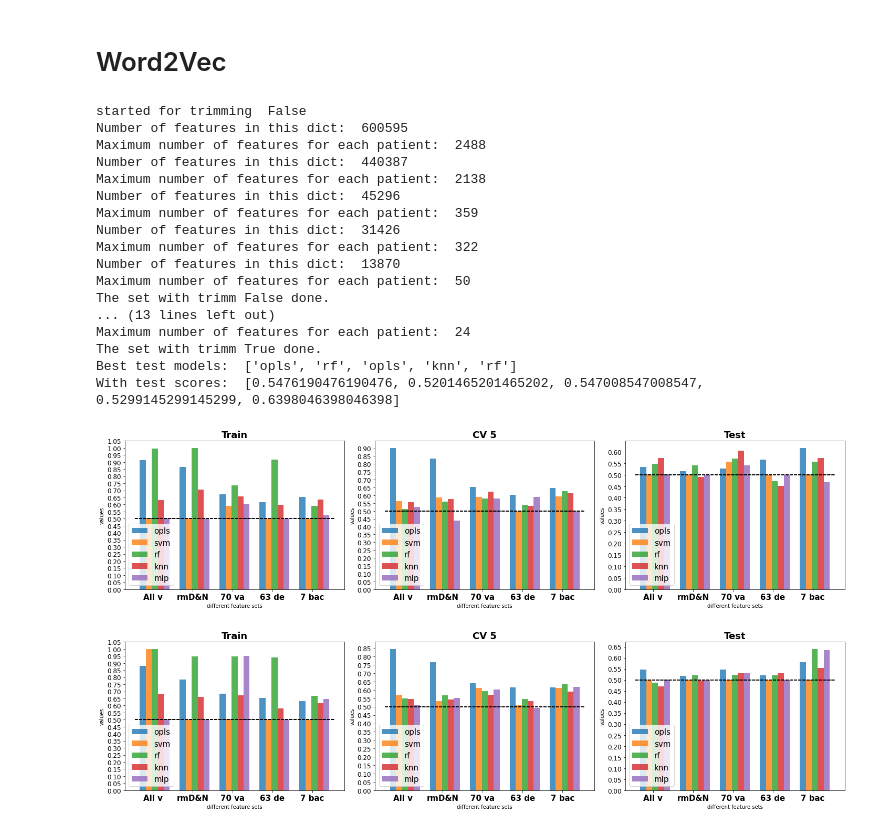
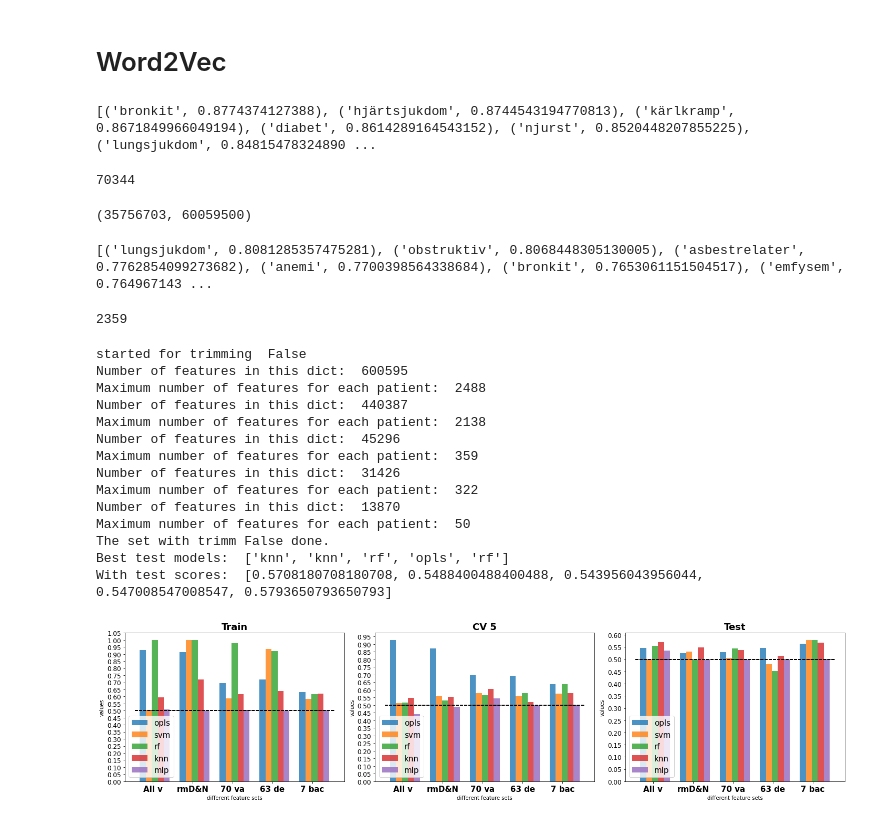
Before and after one commit to Ahmadsad/LungCancer, a Jupyter notebook: run_results_nlp.ipynb, the cells around one changed output. Saved outputs shown, nothing was run; the diff lists cells and outputs as text; code cells hidden in the pictures.

```diff
--- a/run_results_nlp.ipynb
+++ b/run_results_nlp.ipynb
@@ -41,14 +41,14 @@ labels = hlp.load_list_from_json_file()
 """
 read the data
 """
-# dict_path = "C:/Users/a7mad/Desktop/MEX/PekLung/dict_nodates"
+dict_path = "C:/Users/a7mad/Desktop/MEX/PekLung/dict_nodates"
 # dict_path = "C:/Users/a7mad/Desktop/MEX/PekLung/dict"
-# dict_path = "C:/Users/a7mad/Desktop/MEX/PekLung/dict_removed_nos_nodates"
+dict_path = "C:/Users/a7mad/Desktop/MEX/PekLung/dict_removed_nos_nodates"
 
 # dict_path = "C:/Users/a7mad/Desktop/MEX/PekLung/dict_removed_dates_nos_coverted_age"
 # dict_all = hlp.load_dict_from_json_file(dict_path)
 
-dict_path = "C:/Users/a7mad/Desktop/MEX/PekLung/dict_removed_dates_nos_missing_None_Null_coverted_age_trimmed2"
+# dict_path = "C:/Users/a7mad/Desktop/MEX/PekLung/dict_removed_dates_nos_missing_None_Null_coverted_age_trimmed2"
 dict_all = hlp.load_dict_from_json_file(dict_path)
 
 dict_path = "C:/Users/a7mad/Desktop/MEX/PekLung/dict_70V_removed_dates_missing_nos_coverted_age"
@@ -384,6 +416,7 @@ With test scores:  [0.6068376068376068, 0.6312576312576312, 0.5366300366300367,
 # %% [markdown]
 # Word2Vec
 # %%
+import multiprocessing
 """
 read the data
 """
@@ -400,12 +433,42 @@ dict_63d = hlp.load_dict_from_json_file(dict_path)
 dict_path = "C:/Users/a7mad/Desktop/MEX/PekLung/dict_7B"
 dict_7b = hlp.load_dict_from_json_file(dict_path)
 
-file_path_vectors = "C:/Users/a7mad/Desktop/MEX/PekLung/wiki_word2vec.wordvectors"
-wv = KeyedVectors.load(file_path_vectors, mmap='r')
-# print(wv.most_similar('kronisk'))
-# len(wv.key_to_index)
+# file_path_vectors = "C:/Users/a7mad/Desktop/MEX/PekLung/wiki_word2vec.wordvectors"
+# wv = KeyedVectors.load(file_path_vectors, mmap='r')
+
+print(wv.most_similar('kronisk'))
+len(wv.key_to_index)
+# %% [output]
+[('bronkit', 0.8774374127388), ('hjärtsjukdom', 0.8744543194770813), ('kärlkramp', 0.8671849966049194), ('diabet', 0.8614289164543152), ('njurst', 0.8520448207855225), ('lungsjukdom', 0.84815478324890 ...
+70344
+# %%
+cores = multiprocessing.cpu_count()
+w2v_model = Word2Vec(min_count=1,
+                     sorted_vocab=1,
+                     window=5,
+                     vector_size=100,
+                     alpha=0.03,
+                     min_alpha=0.0007,
+                     sg = 1,
+                     workers=cores-1)
+
+data_list, _, corpus_token = nlp_hlp.get_data_from_main_dict(dict_all, stemm=True,
+            return_corpus_sent=False, return_corpus_token=True, without_digits=False, suffix_41=False)
+
+w2v_model.build_vocab(corpus_token, progress_per=10000)
+w2v_model.train(corpus_token, total_examples=w2v_model.corpus_count, epochs=100, report_delay=1)
+# %% [output]
+(35756703, 60059500)
+# %%
+print(w2v_model.wv.most_similar('kronisk'))
+len(w2v_model.wv.key_to_index)
+# %% [output]
+[('lungsjukdom', 0.8081285357475281), ('obstruktiv', 0.8068448305130005), ('asbestrelater', 0.7762854099273682), ('anemi', 0.7700398564338684), ('bronkit', 0.7653061151504517), ('emfysem', 0.764967143 ...
+2359
+# %%
+wv = w2v_model.wv
 # %%
-combinations = [(False, False),(True, False)]
+combinations = [(False, False)]
 all_test_dicts = dict()
 vectorizer = 'word2vec'
 random_state = 42
@@ -650,12 +713,12 @@ for combs in combinations:
 
     for i in range(len(to_be_saved_dicts)):
         results[names[i]] = to_be_saved_dicts[i]
-    file_path = save_file_name + r"\best_results\onlyall_trimm_{0}".format(str(suffix_41))
+    file_path = save_file_name + r"\best_results\only_own_corpus_{0}_without_digits_{1}".format(str(suffix_41), str(without_digits))
 
     hlp.write_dict_as_json_file(results,
                                 file_path = file_path)
 
-    file_path = save_file_name + r"\best_params\onlyall_trimm_{0}".format(str(suffix_41))
+    file_path = save_file_name + r"\best_params\only_own_corpus_{0}_without_digits_{1}".format(str(suffix_41), str(without_digits))
     hlp.write_dict_as_json_file(dict_best_params,
                                 file_path = file_path)
     ###############################################################################
@@ -688,39 +751,35 @@ for combs in combinations:
             plt.yticks(np.arange(0,1.1,0.05), weight = 'roman', fontsize=12)
             plt.bar(x = np.arange(len(variables))+(ii*0.15), height=result_df[approaches[ii]], width=0.15,
                     label = approaches[ii], alpha=0.8)
             plt.title('{}'.format(split_name), fontsize=18, weight = 'semibold')
 
             plt.legend(loc='lower left', fontsize=15)#bbox_to_anchor=(1., 1.))#)
             plt.ylabel('values')
             plt.xlabel('different feature sets')
             plt.plot([-0.2, 4.8], [0.5, 0.5], "k--")
     save_file_name = r"C:\Users\a7mad\Desktop\MEX\data_imgs\results_word2vec\new_results"
     plt.tight_layout()
-    file_path = save_file_name + r"\onlyall_trimm_{0}".format(str(suffix_41))+".pdf"
+    file_path = save_file_name + r"\only_own_corpus_{0}_without_digits_{1}".format(str(suffix_41), str(without_digits))+".pdf"
     plt.savefig(file_path)
 #     plt.show()
     all_test_dicts[str(combs)] = plot_dict['Test']
 
-file_path = r"C:\Users\a7mad\Desktop\MEX\PekLung\results\word2vec\best_results\only_all_test"
+file_path = r"C:\Users\a7mad\Desktop\MEX\PekLung\results\word2vec\best_results\only_own_corpus"
 hlp.write_dict_as_json_file(all_test_dicts,
                             file_path = file_path)
 # %% [output]
 started for trimming  False
 Number of features in this dict:  600595
 Maximum number of features for each patient:  2488
 Number of features in this dict:  440387
 Maximum number of features for each patient:  2138
 Number of features in this dict:  45296
 Maximum number of features for each patient:  359
 Number of features in this dict:  31426
 Maximum number of features for each patient:  322
 Number of features in this dict:  13870
 Maximum number of features for each patient:  50
 The set with trimm False done.
-... (13 lines left out)
-Maximum number of features for each patient:  24
-The set with trimm True done.
-Best test models:  ['opls', 'rf', 'opls', 'knn', 'rf']
-With test scores:  [0.5476190476190476, 0.5201465201465202, 0.547008547008547, 0.5299145299145299, 0.6398046398046398]
+Best test models:  ['knn', 'knn', 'rf', 'opls', 'rf']
+With test scores:  [0.5708180708180708, 0.5488400488400488, 0.543956043956044, 0.547008547008547, 0.5793650793650793]
-[figure, old version]
+[figure, new version]
-[figure, removed]
```
Also changed, not shown: parts of 7 cells of this notebook, 13 other files.
